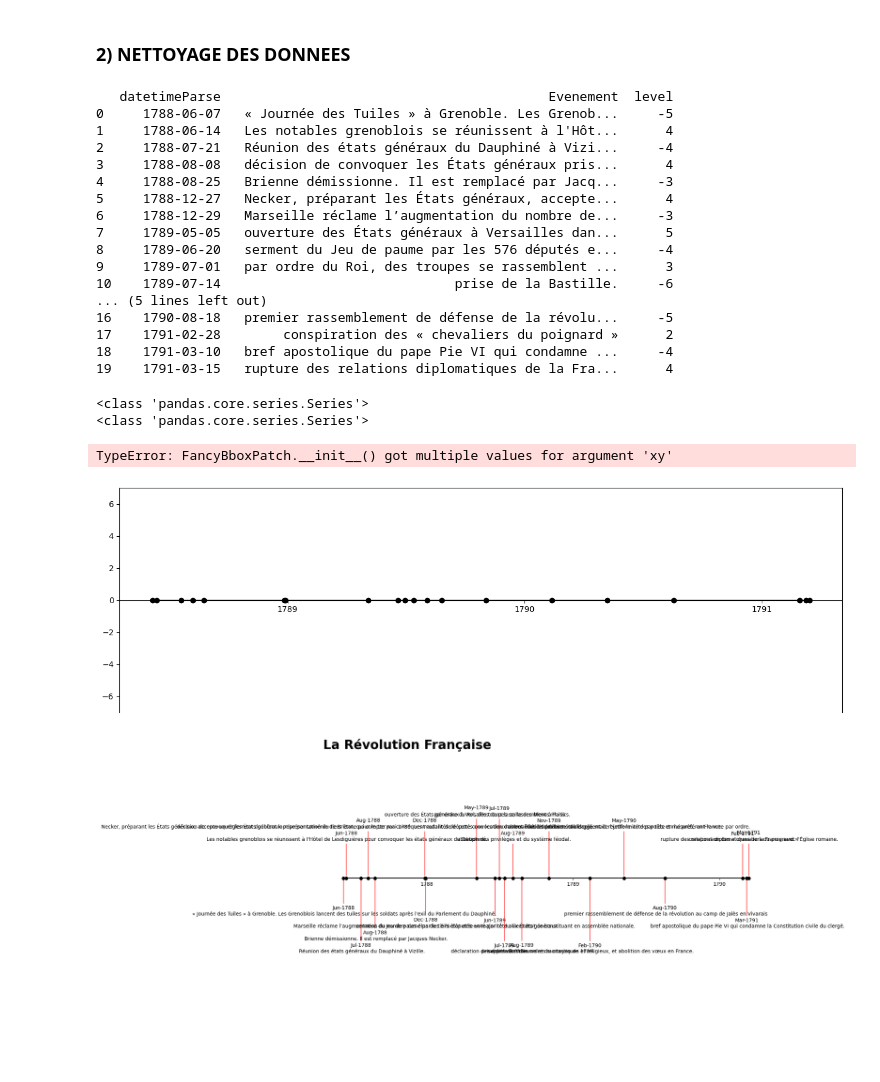
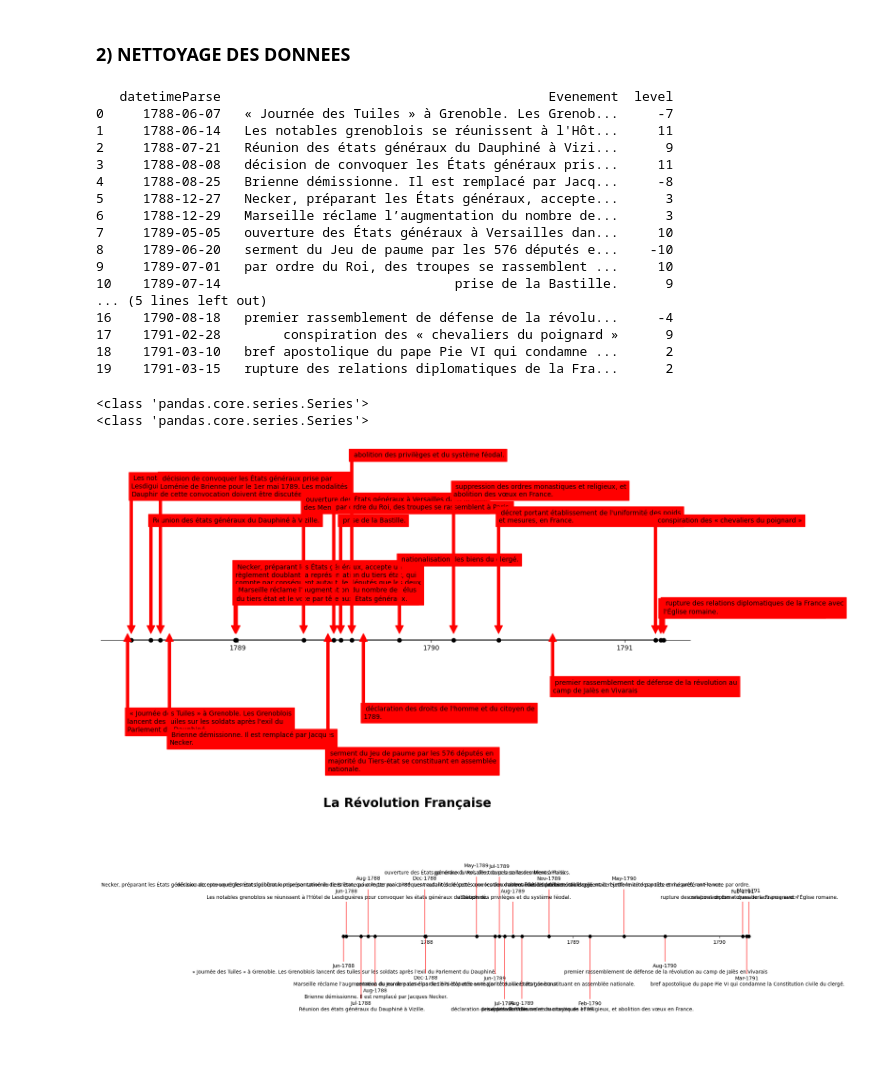
Before and after one commit to GUIAT/Frise-Chronologique-Revolution-Francaise, a Jupyter notebook: Frise Chronologique Revolution Francaise - 20240908.ipynb, the cells around one changed output. Drawn from its saved outputs; the diff is of its cells as text; code cells hidden in the pictures; blank space fills up the shorter version.

```diff
--- a/Frise Chronologique Revolution Francaise - 20240908.ipynb
+++ b/Frise Chronologique Revolution Francaise - 20240908.ipynb
@@ -88,7 +88,7 @@ df["datetime"] = df["date"].astype('str') + " " + df["Année"].astype('str')
 df["datetimeParse"] = df["datetime"].apply(dateparser.parse)
 df["datetimeParse"] = pd.to_datetime(df["datetimeParse"])
 
-df["level"] = [np.random.randint(-6,-2) if (i%2)==0 else np.random.randint(2,6) for i in range(len(df))]
+df["level"] = [np.random.randint(-15,-2) if (i%4)==0 else np.random.randint(2,15) for i in range(len(df))]
 
 df2 = df.head(20)
 df2 = df2[["datetimeParse", "Evenement", "level"]]
@@ -98,22 +98,22 @@ print(df2)
 #print(df.info())
 # %% [output]
    datetimeParse                                          Evenement  level
-0     1788-06-07   « Journée des Tuiles » à Grenoble. Les Grenob...     -5
-1     1788-06-14   Les notables grenoblois se réunissent à l'Hôt...      4
-2     1788-07-21   Réunion des états généraux du Dauphiné à Vizi...     -4
-3     1788-08-08   décision de convoquer les États généraux pris...      4
-4     1788-08-25   Brienne démissionne. Il est remplacé par Jacq...     -3
-5     1788-12-27   Necker, préparant les États généraux, accepte...      4
-6     1788-12-29   Marseille réclame l’augmentation du nombre de...     -3
-7     1789-05-05   ouverture des États généraux à Versailles dan...      5
-8     1789-06-20   serment du Jeu de paume par les 576 députés e...     -4
-9     1789-07-01   par ordre du Roi, des troupes se rassemblent ...      3
-10    1789-07-14                              prise de la Bastille.     -6
+0     1788-06-07   « Journée des Tuiles » à Grenoble. Les Grenob...     -7
+1     1788-06-14   Les notables grenoblois se réunissent à l'Hôt...     11
+2     1788-07-21   Réunion des états généraux du Dauphiné à Vizi...      9
+3     1788-08-08   décision de convoquer les États généraux pris...     11
+4     1788-08-25   Brienne démissionne. Il est remplacé par Jacq...     -8
+5     1788-12-27   Necker, préparant les États généraux, accepte...      3
+6     1788-12-29   Marseille réclame l’augmentation du nombre de...      3
+7     1789-05-05   ouverture des États généraux à Versailles dan...     10
+8     1789-06-20   serment du Jeu de paume par les 576 députés e...    -10
+9     1789-07-01   par ordre du Roi, des troupes se rassemblent ...     10
+10    1789-07-14                              prise de la Bastille.      9
 ... (5 lines left out)
-16    1790-08-18   premier rassemblement de défense de la révolu...     -5
-17    1791-02-28        conspiration des « chevaliers du poignard »      2
-18    1791-03-10   bref apostolique du pape Pie VI qui condamne ...     -4
-19    1791-03-15   rupture des relations diplomatiques de la Fra...      4
+16    1790-08-18   premier rassemblement de défense de la révolu...     -4
+17    1791-02-28        conspiration des « chevaliers du poignard »      9
+18    1791-03-10   bref apostolique du pape Pie VI qui condamne ...      2
+19    1791-03-15   rupture des relations diplomatiques de la Fra...      2
 # %%
 """
 # Récupérer les index à supprimer
@@ -231,39 +231,45 @@ fig, ax = plt.subplots(figsize=(16, 5))
 
 # Ligne horizontale
 ax.plot(df3.datetimeParse, [0,]* len(df3), "-o", color="black")
 
 # Limite y
 ax.set_ylim(-7, 7)
 
 # Ploter les ticks
 ticks = pd.date_range(str(min(df3["datetimeParse"])), str(max(df3["datetimeParse"])), freq="YS")
 theRange = range(int(min(df3["datetimeParse"]).year), int(max(df3["datetimeParse"]).year))
 ax.set_xticks(ticks, theRange)
 ax.set_xticklabels([d.year for d in ticks], rotation=90, ha='right')
 
 # Merge x-axis & ligne horizontale
 ax.spines["bottom"].set_position(("axes", 0.5))
 
 for idx in range (len(df3)):
     dt, evenement, level  = df3["datetimeParse"][idx], df3["Evenement"][idx], df3["level"][idx]
-    ax.annotate(evenement
+    an =  ax.annotate(evenement
                 , xy=(dt, 0.5)
                 , xytext=(dt, level)
-                #, arrowprops=dict(color="red")
+                , arrowprops=dict(color="red")
                 , backgroundcolor="red"
                 #, bbox=dict(xy=(0,0))
-                #, wrap = True
+                , wrap = True
                )
+    an._get_wrap_line_width = lambda : 400.
+"""
+for idx in range (len(df3)):
+    dt, evenement, level  = df3["datetimeParse"][idx], df3["Evenement"][idx], df3["level"][idx]
+    an = ax.text(dt, level *2,evenement, wrap=True
 
-
+               )
+    an._get_wrap_line_width = lambda : 300.
+"""
 ax.spines[["left", "top", "right"]].set_visible(False)
 ax.yaxis.set_visible(False)
 plt.show()
 # %% [output]
 <class 'pandas.core.series.Series'>
 <class 'pandas.core.series.Series'>
-TypeError: FancyBboxPatch.__init__() got multiple values for argument 'xy'
-[figure, old version]
+[figure, new version]
 # %%
 import matplotlib.pyplot as plt
 
```
